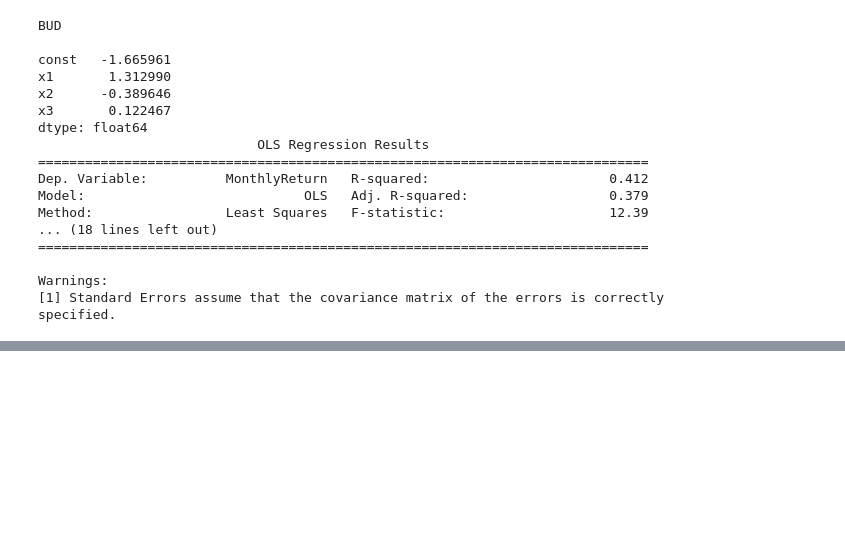
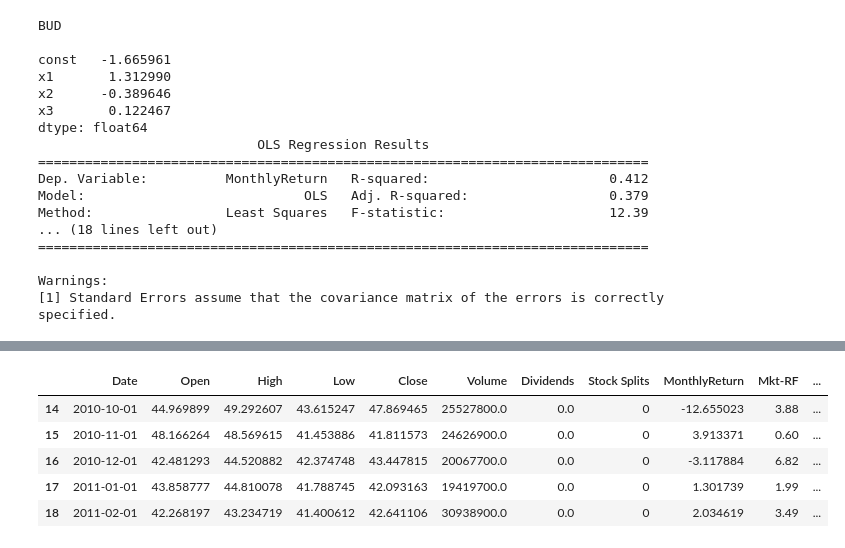
Before and after one commit to chrisliii/FINE-452, a Jupyter notebook: Fama_French.ipynb, the cells around one changed output, grey strips where cells are left out. Drawn from its saved outputs; the diff is of its cells as text; code cells hidden in the pictures; blank space fills up the shorter version.

```diff
--- a/Fama_French.ipynb
+++ b/Fama_French.ipynb
@@ -231,2 +201,47 @@ df_ticker_FF.head()
+# %%
+# past period accumulative
+
+# data prep
+df_ticker_FF = pd.merge(df_ticker_monthly_return, df_FF_Research, on='Date')
+df_ticker_FF['Date'] = pd.to_datetime(df_ticker_FF['Date'], format='%Y%m')
+
+# sample period
+begin_date = datetime(2010, 10, 1)
+end_date = datetime(2020, 7, 1)
+sample_period = 60
+
+# CAPM out of sample
+sample_date = begin_date
+while sample_date <= end_date:
+  df_ticker_FF_sample = df_ticker_FF[(df_ticker_FF.Date >= (begin_date - relativedelta(months=sample_period)) ) &
+                                     (df_ticker_FF.Date < sample_date)].copy()
+  CAPM_model = sm.OLS(df_ticker_FF_sample['MonthlyReturn'], sm.add_constant(df_ticker_FF_sample[['Mkt-RF']].values))
+  CAPM_result = CAPM_model.fit()
+  #print(stock_name + '\n')
+  #print (result.params)
+  #print(CAPM_result.summary())
+
+  # predict
+  sample_input = df_ticker_FF[(df_ticker_FF.Date == sample_date)]
+  sample_input = sample_input['Mkt-RF'].values[0]
+  sample_pred =  CAPM_result.predict([1,sample_input])
+  #print(sample_input)
+  #print(sample_pred)
+  df_ticker_FF.loc[df_ticker_FF.Date == sample_date, 'PredReturn'] = sample_pred[0]
+
+  # next sample
+  sample_date = sample_date + relativedelta(months=1)
+
+
+df_ticker_FF = df_ticker_FF.dropna()
+
+df_ticker_FF.head()
+# %% [output]
+|  | Date | Open | High | Low | Close | Volume | Dividends | Stock Splits | MonthlyReturn | Mkt-RF | ... |
+| 14 | 2010-10-01 | 44.969899 | 49.292607 | 43.615247 | 47.869465 | 25527800.0 | 0.0 | 0 | -12.655023 | 3.88 | ... |
+| 15 | 2010-11-01 | 48.166264 | 48.569615 | 41.453886 | 41.811573 | 24626900.0 | 0.0 | 0 | 3.913371 | 0.60 | ... |
+| 16 | 2010-12-01 | 42.481293 | 44.520882 | 42.374748 | 43.447815 | 20067700.0 | 0.0 | 0 | -3.117884 | 6.82 | ... |
+| 17 | 2011-01-01 | 43.858777 | 44.810078 | 41.788745 | 42.093163 | 19419700.0 | 0.0 | 0 | 1.301739 | 1.99 | ... |
+| 18 | 2011-02-01 | 42.268197 | 43.234719 | 41.400612 | 42.641106 | 30938900.0 | 0.0 | 0 | 2.034619 | 3.49 | ... |
 # %%
 df_ticker_FF['AbsEpsilon'] = abs(df_ticker_FF.MonthlyReturn - df_ticker_FF.PredReturn)
```
Also changed, not shown: parts of 12 cells of this notebook.
